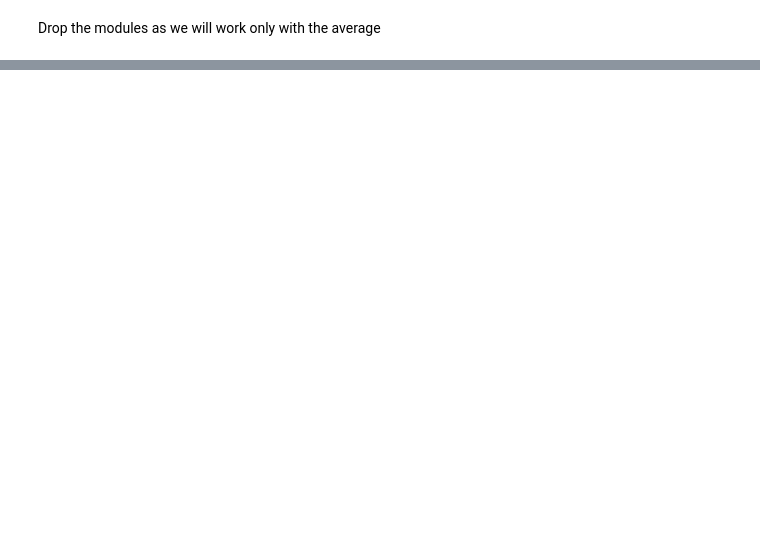
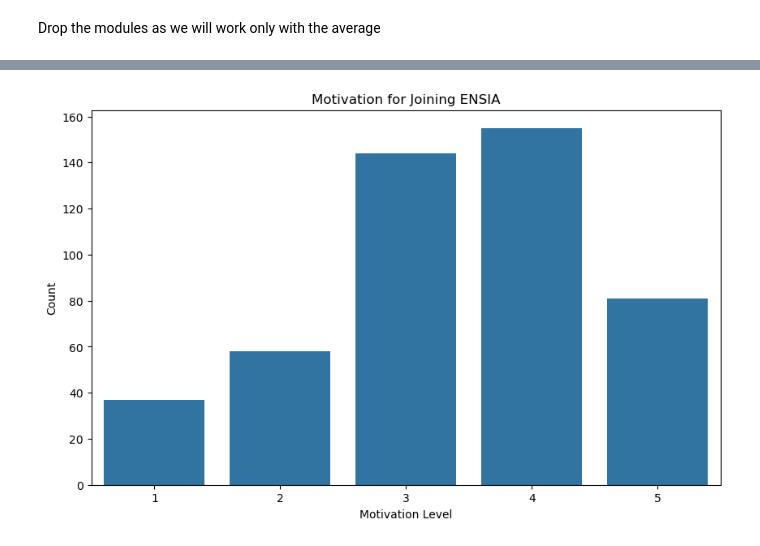
Before and after one commit to mohammed-el-amine-kichah/data-mining-ensia-studient-performance, a Jupyter notebook: real_project.ipynb, the cells around one changed output, grey strips where cells are left out. Drawn from its saved outputs; the diff is of its cells as text; code cells hidden in the pictures; blank space fills up the shorter version.

```diff
--- a/real_project.ipynb
+++ b/real_project.ipynb
@@ -220,0 +467,9 @@ combined_data.to_csv('student_performance.csv', index=False)
+# %%
+plt.figure(figsize=(10, 6))
+sns.countplot(x='motivation_for_joining', data=data)
+plt.title('Motivation for Joining ENSIA')
+plt.xlabel('Motivation Level')
+plt.ylabel('Count')
+plt.show()
+# %% [output]
+[figure, added]
```
Also changed, not shown: parts of 40 cells of this notebook, 2 other files.
